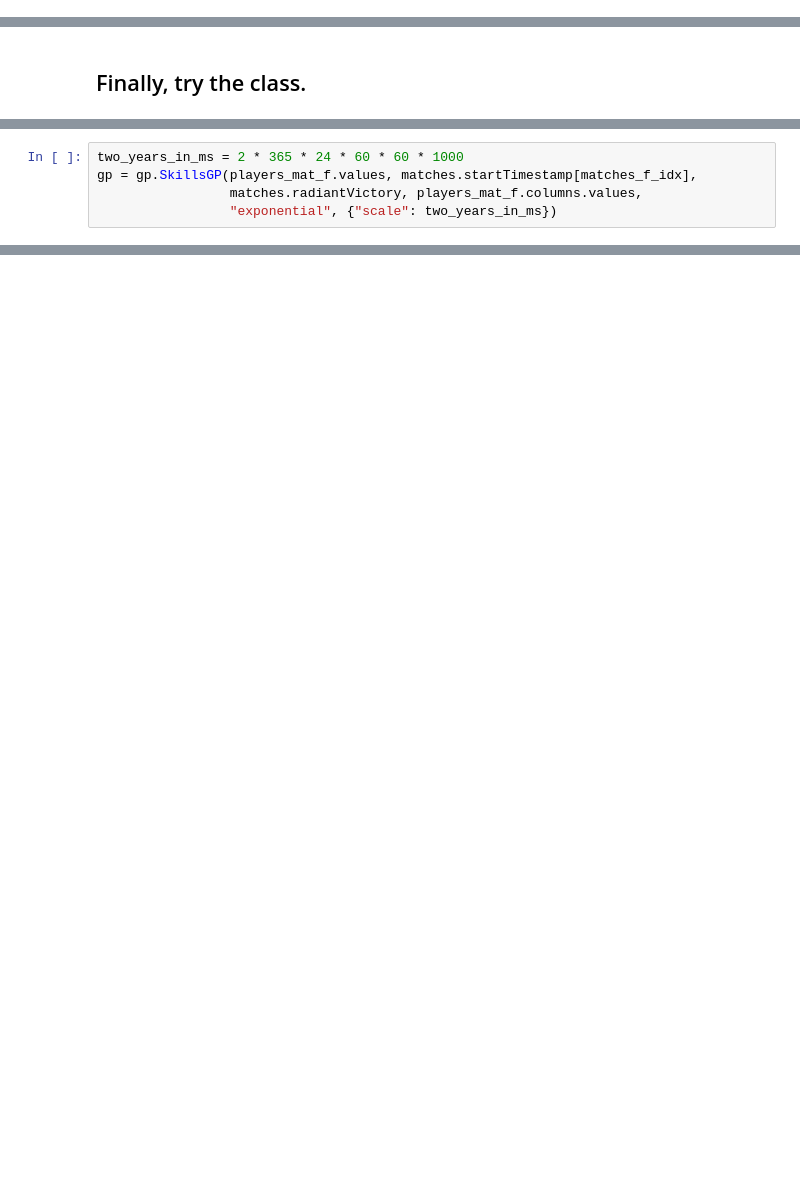
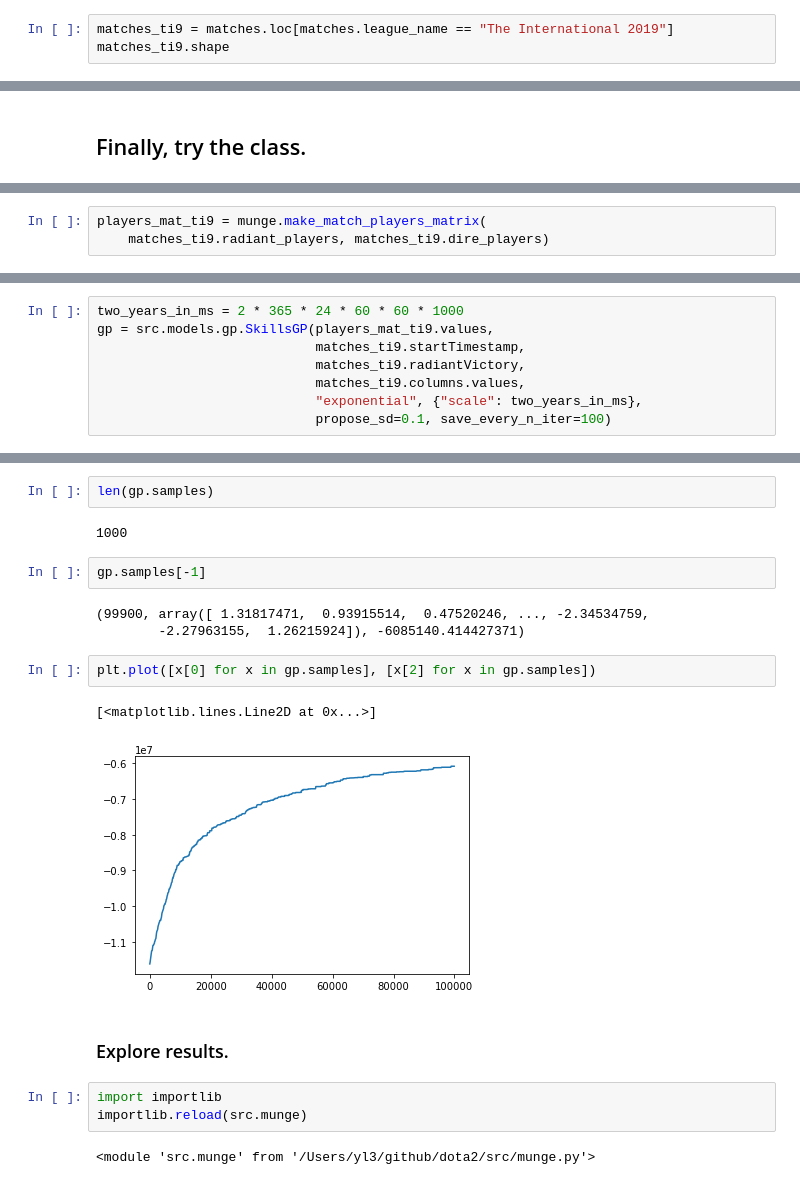
Before and after one commit to yl3/dota2, a Jupyter notebook: notebooks/01-test_gp.20190717.ipynb, the cells around one changed output, grey strips where cells are left out. Saved outputs shown, nothing was run; the diff lists cells and outputs as text; blank space fills up the shorter version.

```diff
--- a/notebooks/01-test_gp.20190717.ipynb
+++ b/notebooks/01-test_gp.20190717.ipynb
@@ -41,3 +40,6 @@ matches
 | 3795450326 | LGD.Forever Young | [Super, Yao, Inflame, ah fu , Monet] | [90882159, 98878010, 111189717, 1... | 3331948 | 2022 | 9908 | StarLadder ImbaTV Invitational Se... | ... |
 | 3795410349 | Rock.Young | [Jixing, Gintoki, Ayo, 垃圾君, Lin] | [92590479, 101908305, 110228930, ... | 4288603 | 1566 | 9601 | EPICENTER XL | ... |
 5000 rows × 15 columns
+# %%
+matches_ti9 = matches.loc[matches.league_name == "The International 2019"]
+matches_ti9.shape
@@ -126,0 +119,3 @@ players_mat_f.shape
+# %%
+players_mat_ti9 = munge.make_match_players_matrix(
+    matches_ti9.radiant_players, matches_ti9.dire_players)
@@ -127,5 +127,8 @@ players_mat_f.shape
 # %%
 two_years_in_ms = 2 * 365 * 24 * 60 * 60 * 1000
-gp = gp.SkillsGP(players_mat_f.values, matches.startTimestamp[matches_f_idx],
-                 matches.radiantVictory, players_mat_f.columns.values,
-                 "exponential", {"scale": two_years_in_ms})
+gp = src.models.gp.SkillsGP(players_mat_ti9.values,
+                            matches_ti9.startTimestamp,
+                            matches_ti9.radiantVictory,
+                            matches_ti9.columns.values,
+                            "exponential", {"scale": two_years_in_ms},
+                            propose_sd=0.1, save_every_n_iter=100)
@@ -131,0 +148,21 @@ gp = gp.SkillsGP(players_mat_f.values, matches.startTimestamp[matches_f_idx],
+# %%
+len(gp.samples)
+# %% [output]
+1000
+# %%
+gp.samples[-1]
+# %% [output]
+(99900, array([ 1.31817471,  0.93915514,  0.47520246, ..., -2.34534759,
+        -2.27963155,  1.26215924]), -6085140.414427371)
+# %%
+plt.plot([x[0] for x in gp.samples], [x[2] for x in gp.samples])
+# %% [output]
+[<matplotlib.lines.Line2D at 0x...>]
+[figure, added]
+# %% [markdown]
+### Explore results.
+# %%
+import importlib
+importlib.reload(src.munge)
+# %% [output]
+<module 'src.munge' from '/Users/yl3/github/dota2/src/munge.py'>
```
Also changed, not shown: parts of 21 cells of this notebook, 2 other files.
